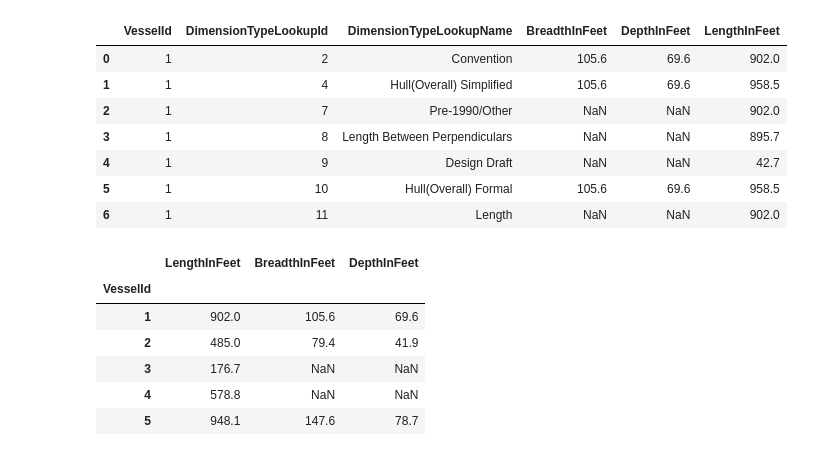
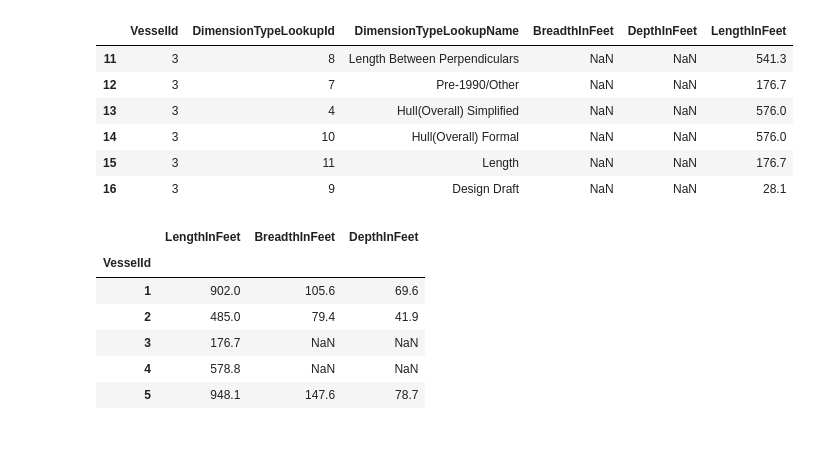
Before and after one commit to ZacButko/CGMIX-API-Scraper, a Jupyter notebook: aggregateData.ipynb, the cells around one changed output. Drawn from its saved outputs; the diff is of its cells as text; code cells hidden in the pictures.

```diff
--- a/aggregateData.ipynb
+++ b/aggregateData.ipynb
@@ -6,16 +6,15 @@ tonnage = pd.read_csv('compiledData/compiledTonnageData.csv', index_col=False)
 dimensions = pd.read_csv('compiledData/compiledDimensionsData.csv', index_col=False)
 particulars = pd.read_csv('compiledData/compiledParticularsData.csv', index_col=False)
 # %%
-dimensions[dimensions['VesselId'] == 1]
+dimensions[dimensions['VesselId'] == 3]
 # %% [output]
 |  | VesselId | DimensionTypeLookupId | DimensionTypeLookupName | BreadthInFeet | DepthInFeet | LengthInFeet |
-| 0 | 1 | 2 | Convention | 105.6 | 69.6 | 902.0 |
-| 1 | 1 | 4 | Hull(Overall) Simplified | 105.6 | 69.6 | 958.5 |
-| 2 | 1 | 7 | Pre-1990/Other | NaN | NaN | 902.0 |
-| 3 | 1 | 8 | Length Between Perpendiculars | NaN | NaN | 895.7 |
-| 4 | 1 | 9 | Design Draft | NaN | NaN | 42.7 |
-| 5 | 1 | 10 | Hull(Overall) Formal | 105.6 | 69.6 | 958.5 |
-| 6 | 1 | 11 | Length | NaN | NaN | 902.0 |
+| 11 | 3 | 8 | Length Between Perpendiculars | NaN | NaN | 541.3 |
+| 12 | 3 | 7 | Pre-1990/Other | NaN | NaN | 176.7 |
+| 13 | 3 | 4 | Hull(Overall) Simplified | NaN | NaN | 576.0 |
+| 14 | 3 | 10 | Hull(Overall) Formal | NaN | NaN | 576.0 |
+| 15 | 3 | 11 | Length | NaN | NaN | 176.7 |
+| 16 | 3 | 9 | Design Draft | NaN | NaN | 28.1 |
 # %%
 dimensions = dimensions.astype({'VesselId': 'int64', 'BreadthInFeet': 'float64', 'DepthInFeet': 'float64','LengthInFeet': 'float64' })
 
```
